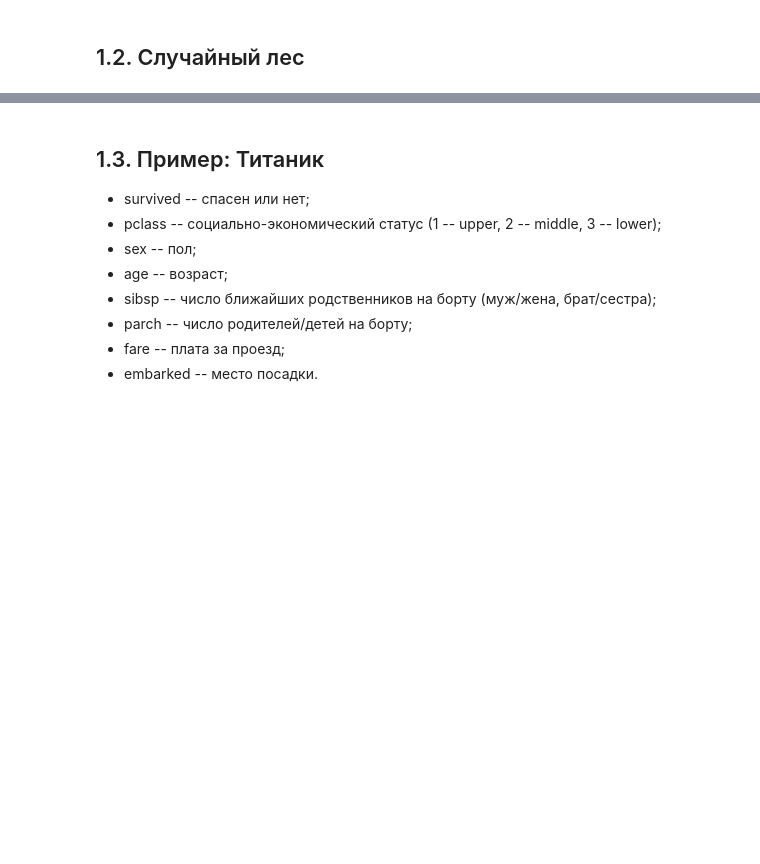
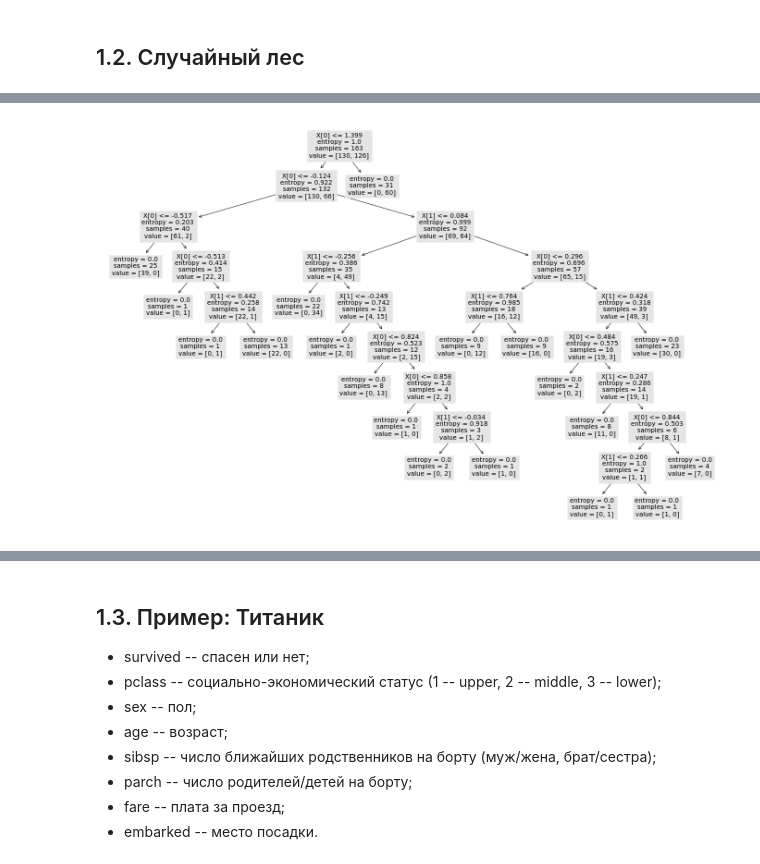
Before and after one commit to rgabdullin/MLDA2021, a Jupyter notebook: classes/week09/seminar09.ipynb, the cells around one changed output, grey strips where cells are left out. Saved outputs shown, nothing was run; the diff lists cells and outputs as text; code cells hidden in the pictures; blank space fills up the shorter version.

```diff
--- a/classes/week09/seminar09.ipynb
+++ b/classes/week09/seminar09.ipynb
@@ -243,3 +268,8 @@ model.estimators_
+# %%
+plot_tree(model.estimators_[0]);
+plt.show()
+# %% [output]
+[figure, added]
 # %%
 out = wg.Output()
 
```
Also changed, not shown: parts of 13 cells of this notebook.
